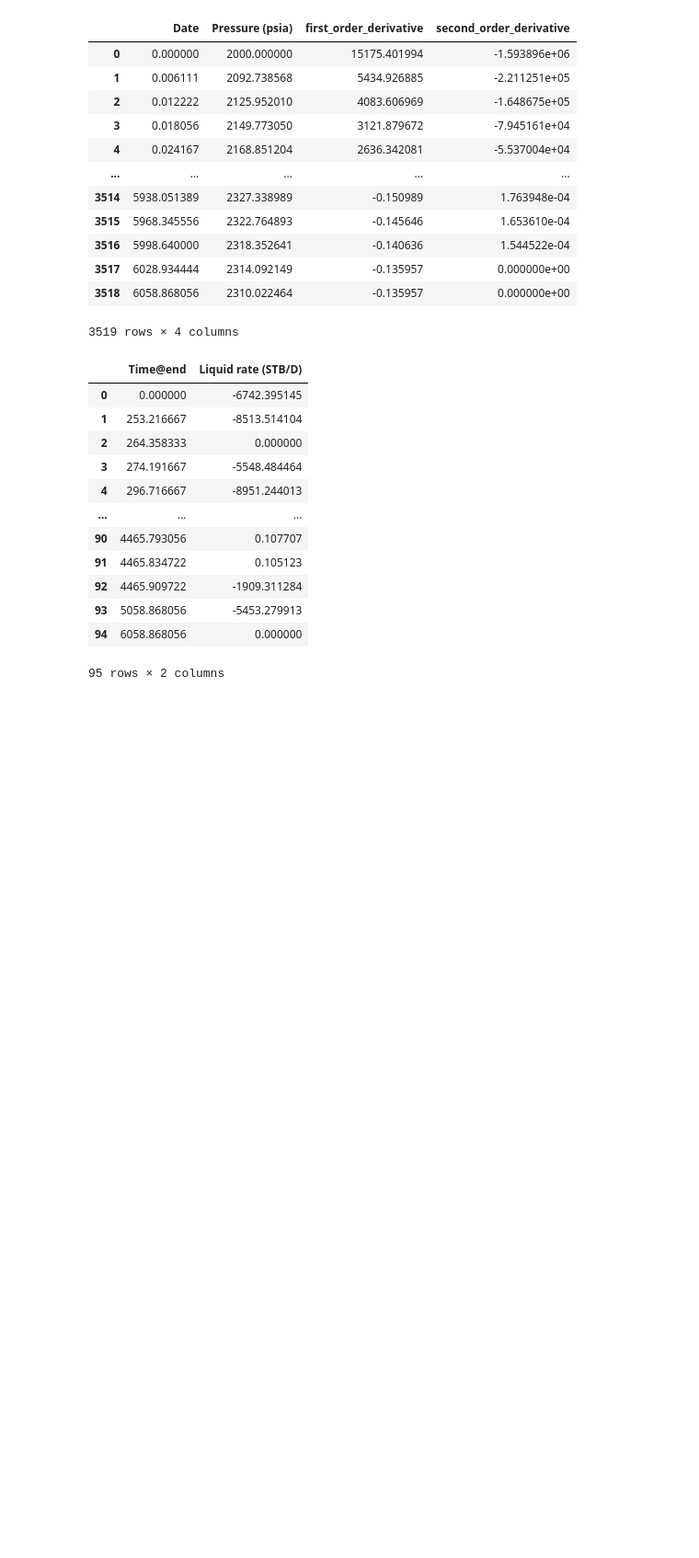
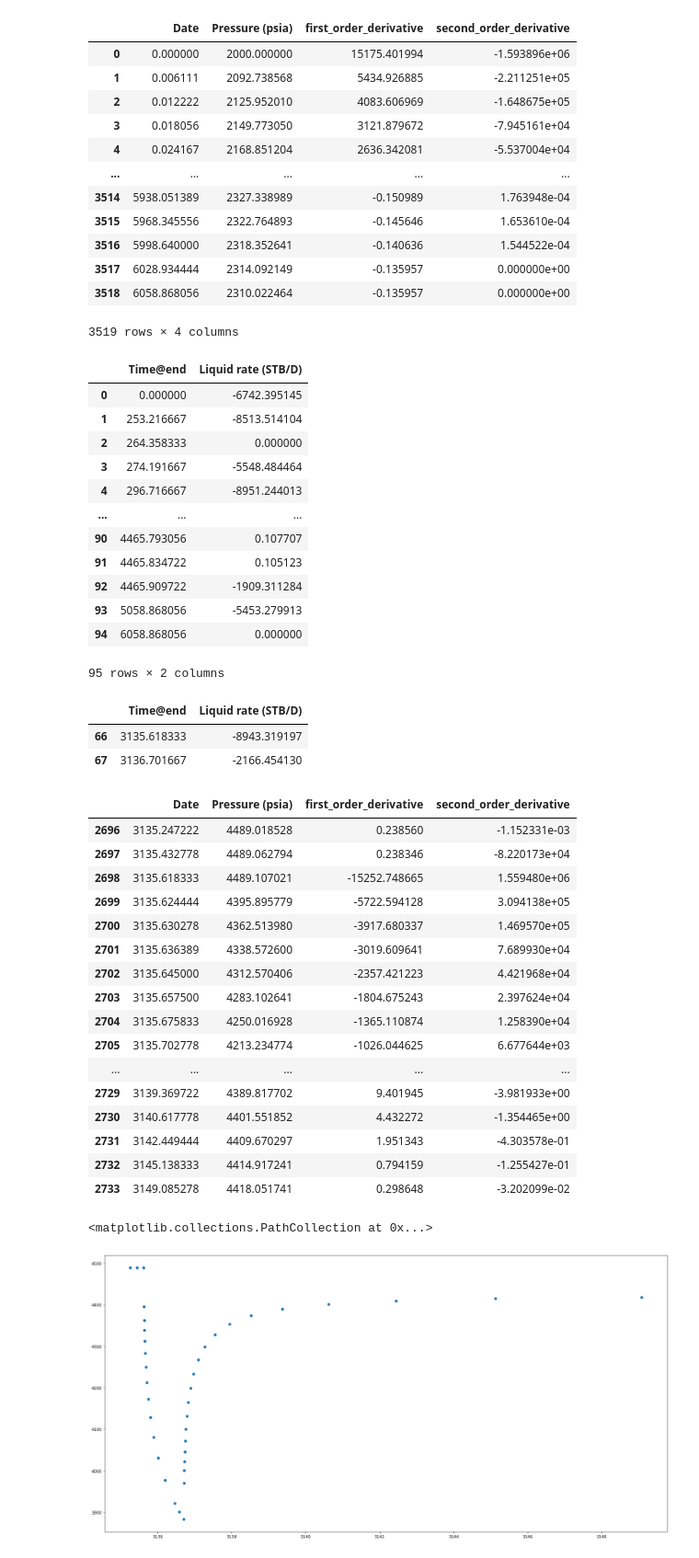
Before and after one commit to juneciel510/transient_identification, a Jupyter notebook: source_code/synthetic_data.ipynb, the cells around one changed output. Shown at 92% size. Saved outputs shown, nothing was run; the diff lists cells and outputs as text; code cells hidden in the pictures; blank space fills up the shorter version.

```diff
--- a/source_code/synthetic_data.ipynb
+++ b/source_code/synthetic_data.ipynb
@@ -87,6 +88,36 @@ second_order_derivative=pressure_df["second_order_derivative"]
 | 93 | 5058.868056 | -5453.279913 |
 | 94 | 6058.868056 | 0.000000 |
 95 rows × 2 columns
+# %%
+plt.figure(figsize = (20, 10))
+a,b=timeInterval_to_sub_df(3110,3150,pressure_df,rate_df,colum_names)
+display(a,b)
+x=b["Date"]
+y=b["Pressure (psia)"]
+plt.scatter(x=x,y=y)
+# %% [output]
+|  | Time@end | Liquid rate (STB/D) |
+| 66 | 3135.618333 | -8943.319197 |
+| 67 | 3136.701667 | -2166.454130 |
+|  | Date | Pressure (psia) | first_order_derivative | second_order_derivative |
+| 2696 | 3135.247222 | 4489.018528 | 0.238560 | -1.152331e-03 |
+| 2697 | 3135.432778 | 4489.062794 | 0.238346 | -8.220173e+04 |
+| 2698 | 3135.618333 | 4489.107021 | -15252.748665 | 1.559480e+06 |
+| 2699 | 3135.624444 | 4395.895779 | -5722.594128 | 3.094138e+05 |
+| 2700 | 3135.630278 | 4362.513980 | -3917.680337 | 1.469570e+05 |
+| 2701 | 3135.636389 | 4338.572600 | -3019.609641 | 7.689930e+04 |
+| 2702 | 3135.645000 | 4312.570406 | -2357.421223 | 4.421968e+04 |
+| 2703 | 3135.657500 | 4283.102641 | -1804.675243 | 2.397624e+04 |
+| 2704 | 3135.675833 | 4250.016928 | -1365.110874 | 1.258390e+04 |
+| 2705 | 3135.702778 | 4213.234774 | -1026.044625 | 6.677644e+03 |
+| ... | ... | ... | ... | ... |
+| 2729 | 3139.369722 | 4389.817702 | 9.401945 | -3.981933e+00 |
+| 2730 | 3140.617778 | 4401.551852 | 4.432272 | -1.354465e+00 |
+| 2731 | 3142.449444 | 4409.670297 | 1.951343 | -4.303578e-01 |
+| 2732 | 3145.138333 | 4414.917241 | 0.794159 | -1.255427e-01 |
+| 2733 | 3149.085278 | 4418.051741 | 0.298648 | -3.202099e-02 |
+<matplotlib.collections.PathCollection at 0x...>
+[figure, added]
 # %%
 #save and plot ground truth breakpoints
 filename_toSave="../data_output/Synthetic_Ground_truth.pdf"
```
Also changed, not shown: parts of 23 cells of this notebook, 19 other files.
